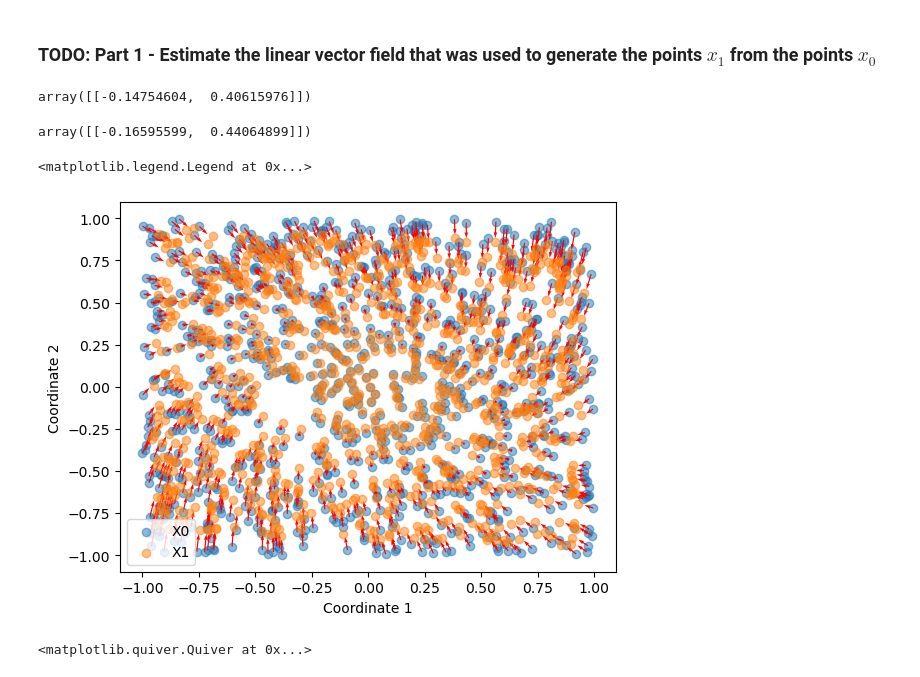
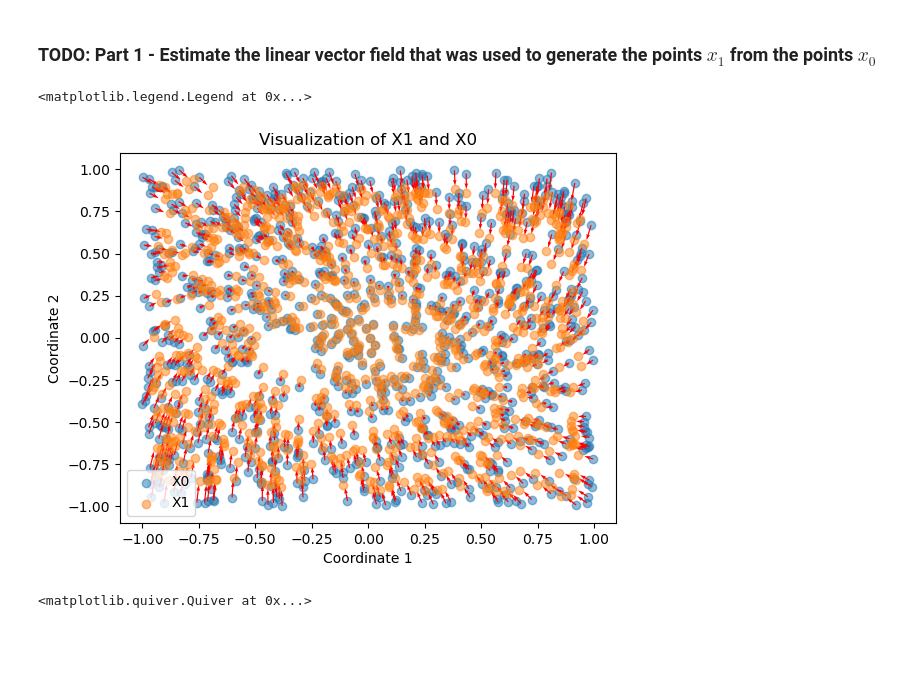
Before and after one commit to Augustin690/learning-dynamical-systems, a Jupyter notebook: src/part1/task2.ipynb, the cells around one changed output. Cells and saved outputs as stored; diff of their text form; code cells hidden in the pictures; blank space fills up the shorter version.

```diff
--- a/src/part1/task2.ipynb
+++ b/src/part1/task2.ipynb
@@ -16,27 +16,21 @@ x1 = np.loadtxt('../../data/linear_vectorfield_data_x1.txt')
 # %% [markdown]
 ### TODO: Part 1 - Estimate the linear vector field that was used to generate the points $x_1$ from the points $x_0$
 # %%
+# We compute the vector field
 delta_T = 0.1
-
 v = (x1-x0)/delta_T
-#solve_ivp()
-x1[0:1,:]
-# %% [output]
-array([[-0.14754604,  0.40615976]])
-# %%
-x0[0:1,:]
-# %% [output]
-array([[-0.16595599,  0.44064899]])
 # %%
+# Plot x1 and x0 as well as the vector field at time t=0
 plt.scatter(x0[:,0],x0[:,1], label = 'X0', alpha= 0.5)
 plt.quiver(x0[:,0], x0[:,1], v[:,0], v[:,1], color= 'r')
 plt.scatter(x1[:,0], x1[:,1], label = 'X1', alpha=0.5)
 plt.xlabel("Coordinate 1")
 plt.ylabel("Coordinate 2")
+plt.title("Visualization of X1 and X0")
 plt.legend()
 # %% [output]
 <matplotlib.legend.Legend at 0x...>
-[figure, old version]
+[figure, new version]
 # %%
 plt.quiver(x0[:,0], x0[:,1], v[:,0], v[:,1], color= 'r')
 # %% [output]
```
Also changed, not shown: parts of 1 cell of this notebook, 2 other files.
